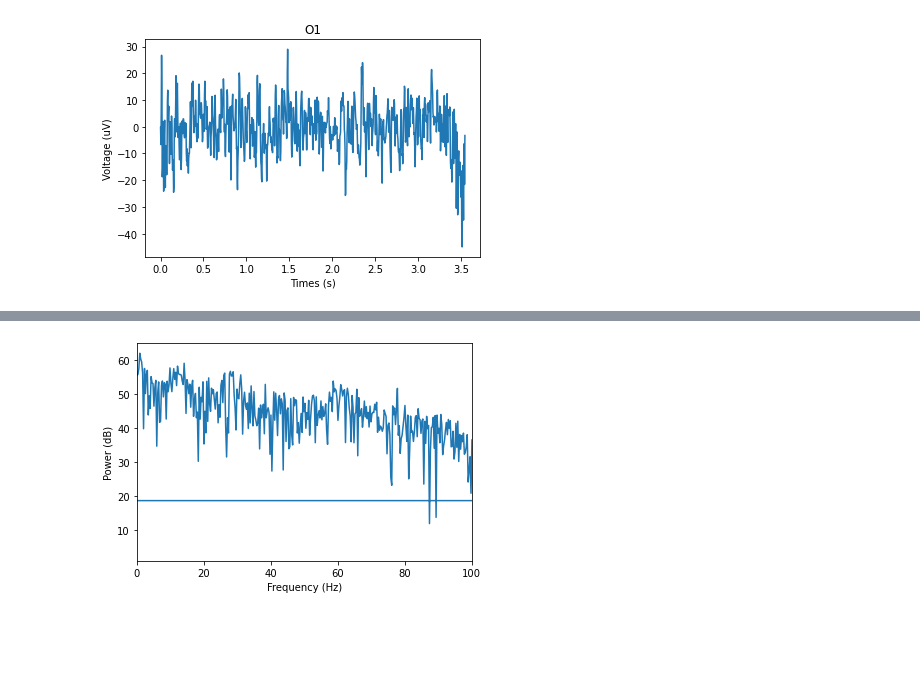
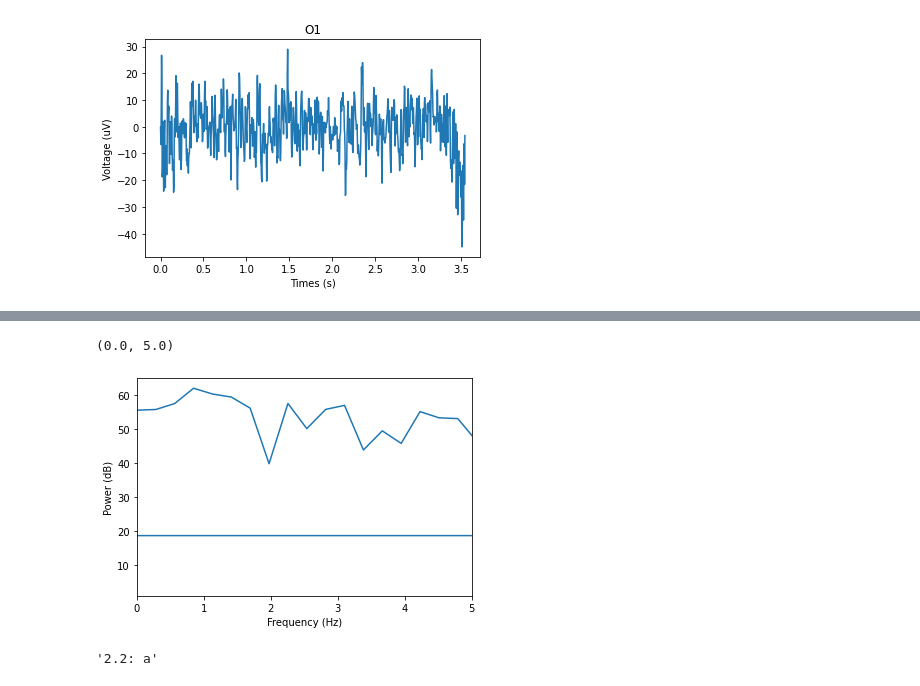
Before and after one commit to jjjoelle/Spelling-BeeCI, a Jupyter notebook: epoching.ipynb, the cells around one changed output, grey strips where cells are left out. Saved outputs shown, nothing was run; the diff lists cells and outputs as text; code cells hidden in the pictures; blank space fills up the shorter version.

Commit message:
made get_filt_data function

```diff
--- a/epoching.ipynb
+++ b/epoching.ipynb
@@ -95,6 +95,13 @@ baseline [282106.67148749996, 282111.689516167]
 8.4 [282188.544254042, 282192.065408709]
 # %%
 data_dict = make_data(eeg_data, md_dict)
+# %%
+def get_filt_data(data_dict, freq, Fs=250, low=1, high=100):
+    baseline = data_dict['baseline']
+    freq_data = data_dict[str(freq)]
+    bc = baseline_correct(freq_data,baseline)
+    filt = filter_eeg(bc_freq1, Fs, low, high)
+    return filt
 # %%
 baseline = data_dict['baseline']
 # %%
@@ -140,3 +147,6 @@ filt = filter_eeg(bc_freq1, 250, low, high)
 plot_channel(filt, channel='O1', Fs=250, start=0, end=5)
 # %% [output]
 [figure]
+# %%
+filt = get_filt_data(data_dict, 15.6)
+plot_channel(filt, channel='O1', Fs=250, start=0, end=5)
@@ -144,5 +156,13 @@ plot_channel(filt, channel='O1', Fs=250, start=0, end=5)
 freqs, ps = power_spectrum(filt, 250)
 # %%
 plot_power(freqs, ps, 'O1', 250, 100)
+plt.xlim(0,5)
 # %% [output]
+(0.0, 5.0)
-[figure, old version]
+[figure, new version]
+# %%
+k = 2.22
+mystr = "{:.1f}: a".format(k)
+mystr
+# %% [output]
+'2.2: a'
```
Also changed, not shown: parts of 3 cells of this notebook.
